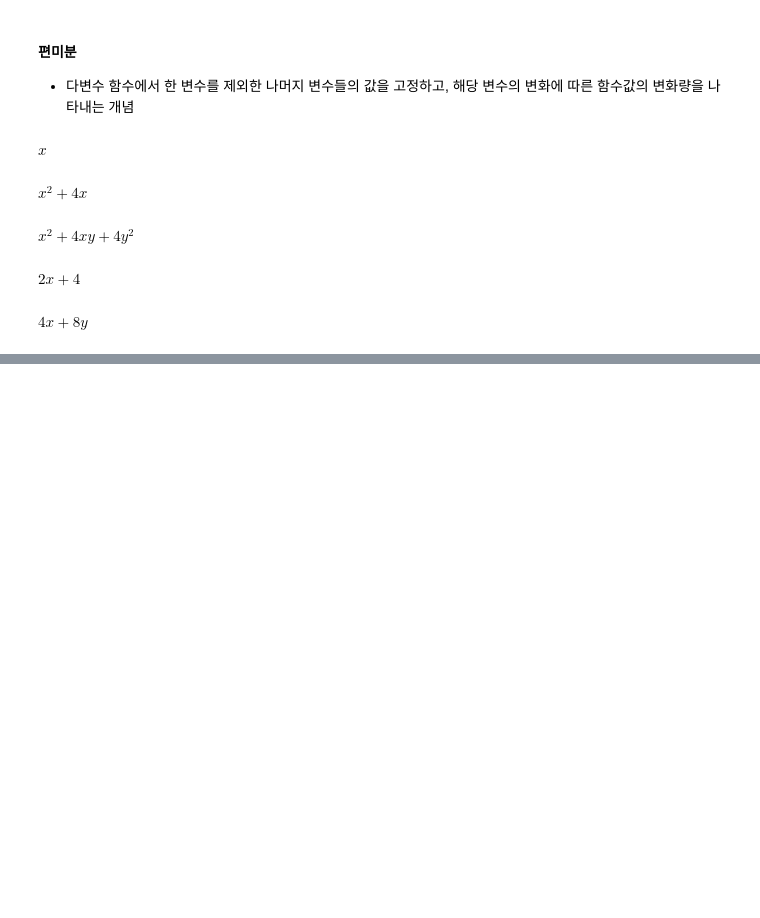
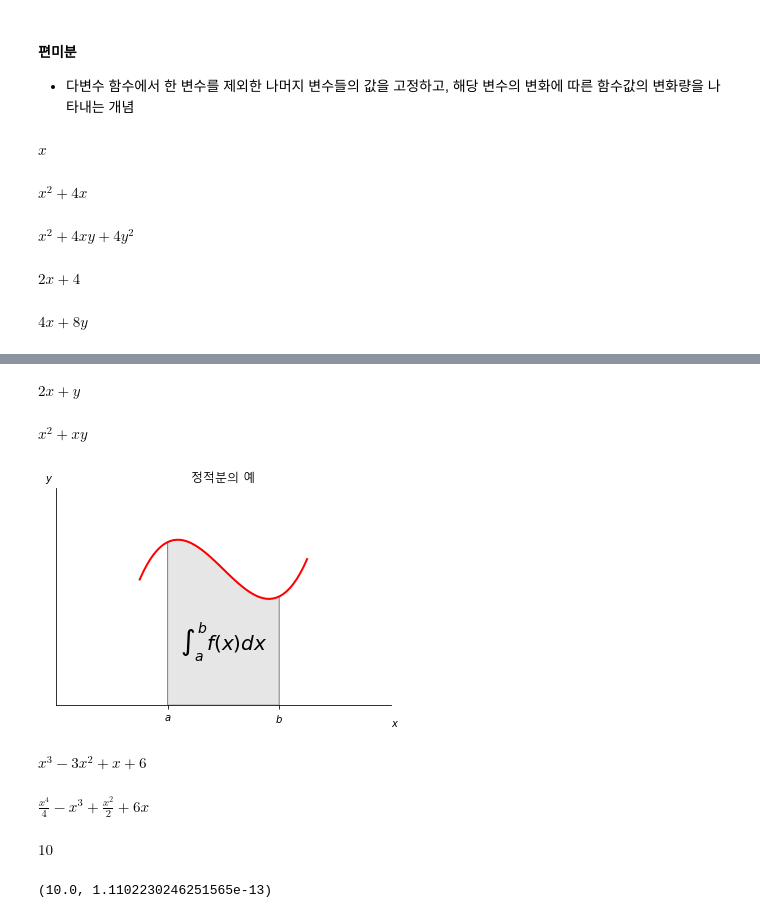
Before and after one commit to bnv20/kdt9, a Jupyter notebook: m3_통계수학/미적분_guide.ipynb, the cells around one changed output, grey strips where cells are left out. Saved outputs shown, nothing was run; the diff lists cells and outputs as text; code cells hidden in the pictures; blank space fills up the shorter version.

```diff
--- a/m3_통계수학/미적분_guide.ipynb
+++ b/m3_통계수학/미적분_guide.ipynb
@@ -162,0 +195,74 @@ $\displaystyle 4 x + 8 y$
+# %%
+import sympy
+x,y = sympy.symbols('x y')
+f = 2 * x + y
+f
+# %% [output]
+$\displaystyle 2 x + y$
+# %%
+sympy.integrate(f,x)
+# %% [output]
+$\displaystyle x^{2} + x y$
+# %%
+from matplotlib.patches import Polygon
+
+
+def f(x):
+    return x ** 3 - 3 * x ** 2 + x + 6
+
+
+a, b = 0, 2
+x = np.linspace(a - 0.5, b + 0.5, 50)
+y = f(x)
+
+ax = plt.subplot(111)
+plt.title("정적분의 예")
+plt.plot(x, y, 'r', linewidth=2)
+plt.ylim(bottom=0)
+ix = np.linspace(a, b)
+iy = f(ix)
+verts = [(a, 0)] + list(zip(ix, iy)) + [(b, 0)]
+poly = Polygon(verts, facecolor='0.9', edgecolor='0.5')
+ax.add_patch(poly)
+plt.text(0.5 * (a + b), 0.2 * (f(a) + f(b)), r"$\int_a^b f(x)dx$",
+         horizontalalignment='center', fontsize=20)
+plt.figtext(0.9, 0.05, '$x$')
+plt.figtext(0.1, 0.9, '$y$')
+ax.spines['right'].set_visible(False)
+ax.spines['top'].set_visible(False)
+ax.xaxis.set_ticks_position('bottom')
+ax.set_xticks((a, b))
+ax.set_xticklabels(('$a$', '$b$'))
+ax.set_yticks([])
+ax.set_xlim(-2, 4)
+ax.set_ylim(0, 8)
+plt.show()
+# %% [output]
+[figure, added]
+# %%
+x,y=sympy.symbols('x y')
+f = x**3 - 3*x**2 + x + 6
+f
+# %% [output]
+$\displaystyle x^{3} - 3 x^{2} + x + 6$
+# %%
+# 부정적분
+F = sympy.integrate(f)
+F
+# %% [output]
+$\displaystyle \frac{x^{4}}{4} - x^{3} + \frac{x^{2}}{2} + 6 x$
+# %%
+# 정적분
+# 심볼릭 적분 - 정확한 적분값
+sympy.integrate(f,(x,0,2))
+# %% [output]
+$\displaystyle 10$
+# %%
+# 수치적분 - 근사적인 적분값
+import scipy as sp
+def f(x):
+    return x**3 - 3*x**2 + x + 6
+
+sp.integrate.quad(f, 0, 2) # 정적분(수치적분), 결과값의 두번째는 오차의 상한값
+# %% [output]
+(10.0, 1.1102230246251565e-13)
```
Also changed, not shown: parts of 2 cells of this notebook.
